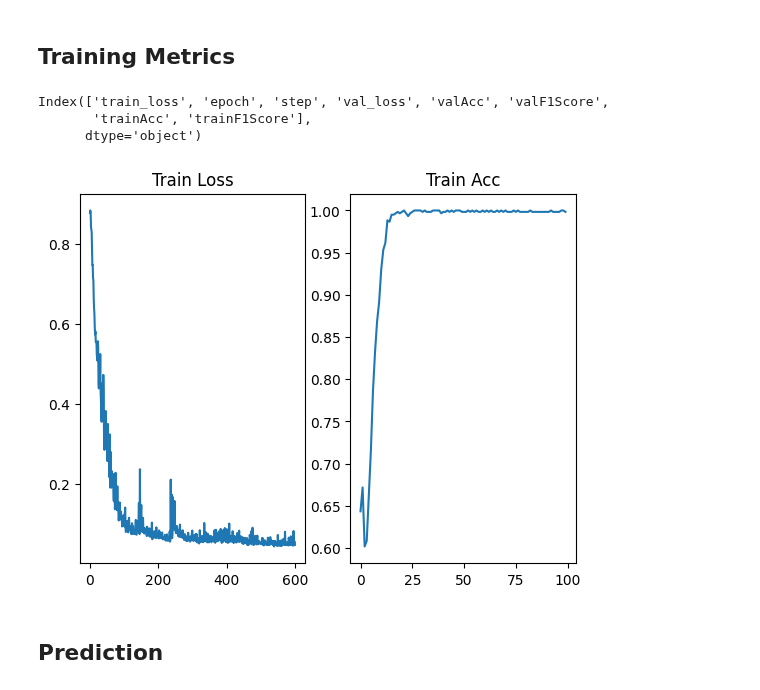
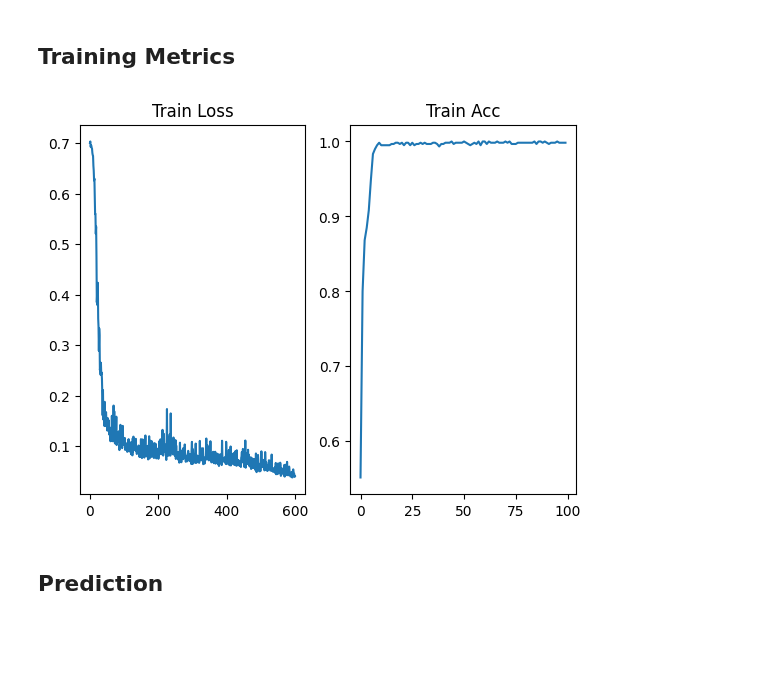
Before and after one commit to lightning-uq-box/lightning-uq-box, a Jupyter notebook: docs/tutorials/classification/dkl.ipynb, the cells around one changed output. Drawn from its saved outputs; the diff is of its cells as text; code cells hidden in the pictures; blank space fills up the shorter version.

```diff
--- a/docs/tutorials/classification/dkl.ipynb
+++ b/docs/tutorials/classification/dkl.ipynb
@@ -104,12 +108,9 @@ trainer.fit(dkl_model, dm)
 # %% [markdown]
 ## Training Metrics
 # %%
-fig = plot_training_metrics(my_temp_dir, "Acc")
+fig = plot_training_metrics(os.path.join(my_temp_dir, "lightning_logs"), "Acc")
 # %% [output]
-Index(['train_loss', 'epoch', 'step', 'val_loss', 'valAcc', 'valF1Score',
-       'trainAcc', 'trainF1Score'],
-      dtype='object')
-[figure, old version]
+[figure, new version]
 # %% [markdown]
 ## Prediction
 # %%
```
Also changed, not shown: parts of 6 cells of this notebook, 37 other files.
